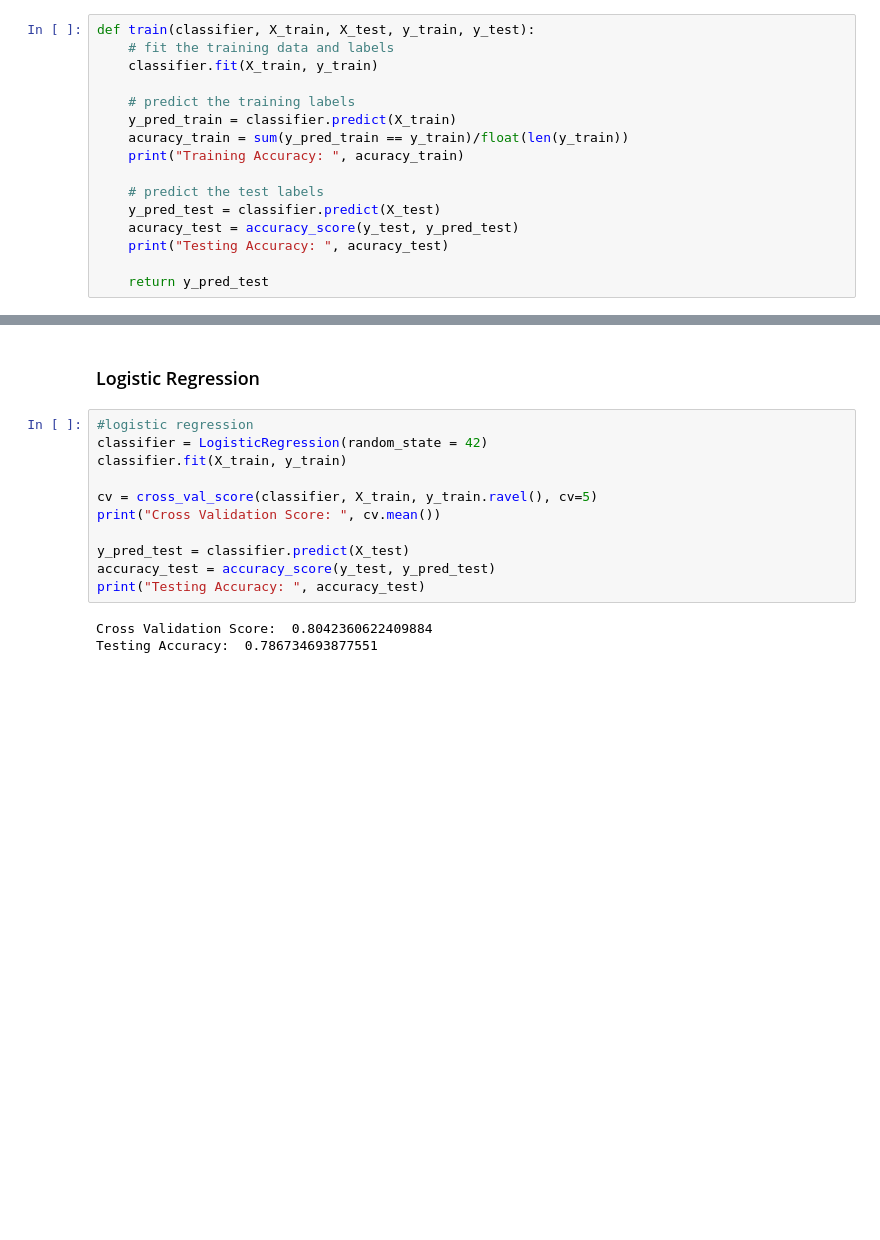
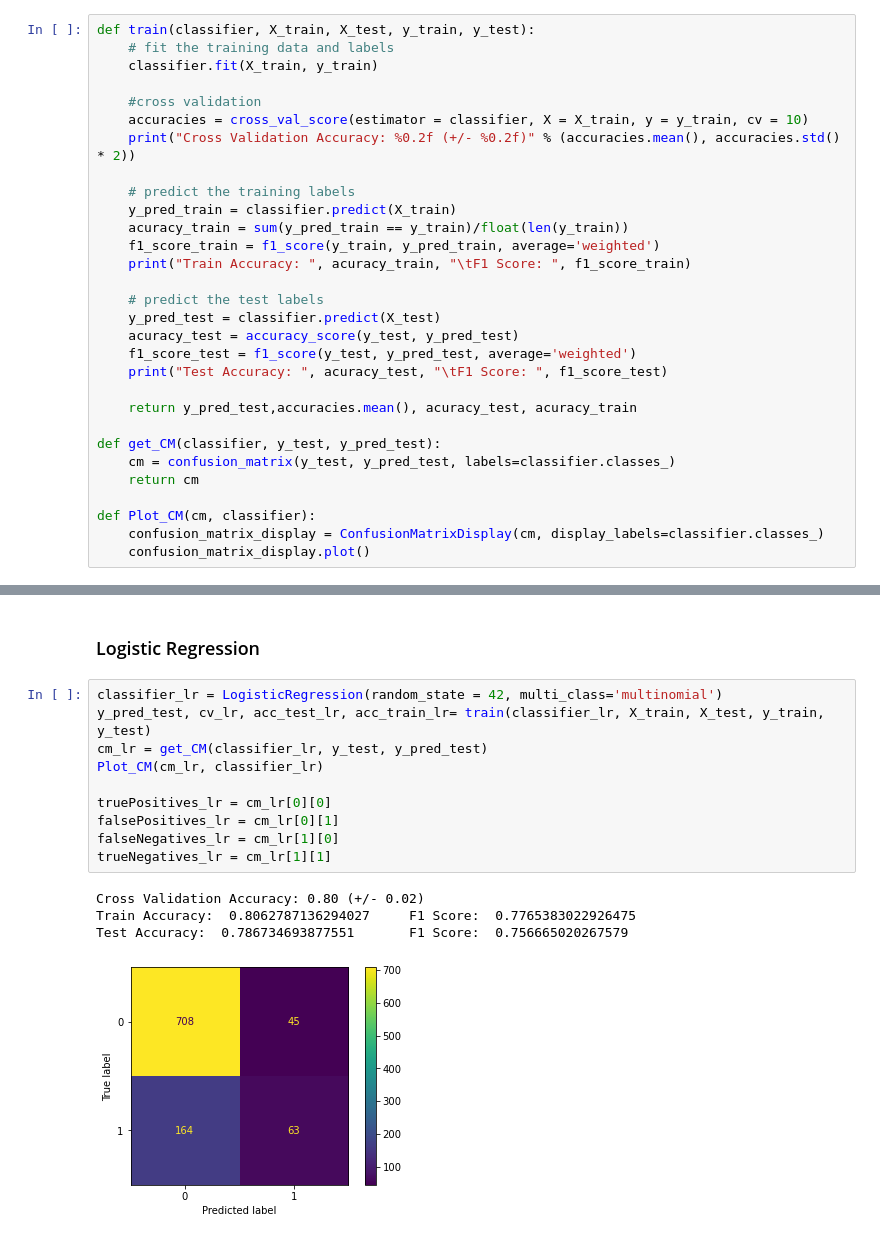
Before and after one commit to franciscomonteiro85/faa-wine-project, a Jupyter notebook: Wine_quality_project-2-classes.ipynb, the cells around one changed output, grey strips where cells are left out. Cells and saved outputs as stored; diff of their text form; blank space fills up the shorter version.

```diff
--- a/Wine_quality_project-2-classes.ipynb
+++ b/Wine_quality_project-2-classes.ipynb
@@ -305,32 +307,47 @@ def train(classifier, X_train, X_test, y_train, y_test):
     # fit the training data and labels
     classifier.fit(X_train, y_train)
 
+    #cross validation
+    accuracies = cross_val_score(estimator = classifier, X = X_train, y = y_train, cv = 10)
+    print("Cross Validation Accuracy: %0.2f (+/- %0.2f)" % (accuracies.mean(), accuracies.std() * 2))
+
     # predict the training labels
     y_pred_train = classifier.predict(X_train)
     acuracy_train = sum(y_pred_train == y_train)/float(len(y_train))
-    print("Training Accuracy: ", acuracy_train)
+    f1_score_train = f1_score(y_train, y_pred_train, average='weighted')
+    print("Train Accuracy: ", acuracy_train, "\tF1 Score: ", f1_score_train)
 
     # predict the test labels
     y_pred_test = classifier.predict(X_test)
     acuracy_test = accuracy_score(y_test, y_pred_test)
-    print("Testing Accuracy: ", acuracy_test)
+    f1_score_test = f1_score(y_test, y_pred_test, average='weighted')
+    print("Test Accuracy: ", acuracy_test, "\tF1 Score: ", f1_score_test)
 
-    return y_pred_test
+    return y_pred_test,accuracies.mean(), acuracy_test, acuracy_train
+
+def get_CM(classifier, y_test, y_pred_test):
+    cm = confusion_matrix(y_test, y_pred_test, labels=classifier.classes_)
+    return cm
+
+def Plot_CM(cm, classifier):
+    confusion_matrix_display = ConfusionMatrixDisplay(cm, display_labels=classifier.classes_)
+    confusion_matrix_display.plot()
 # %% [markdown]
 ## Classification Models
 # %% [markdown]
 ### Logistic Regression
 # %%
-#logistic regression
-classifier = LogisticRegression(random_state = 42)
-classifier.fit(X_train, y_train)
+classifier_lr = LogisticRegression(random_state = 42, multi_class='multinomial')
+y_pred_test, cv_lr, acc_test_lr, acc_train_lr= train(classifier_lr, X_train, X_test, y_train, y_test)
+cm_lr = get_CM(classifier_lr, y_test, y_pred_test)
+Plot_CM(cm_lr, classifier_lr)
 
-cv = cross_val_score(classifier, X_train, y_train.ravel(), cv=5)
-print("Cross Validation Score: ", cv.mean())
-
-y_pred_test = classifier.predict(X_test)
-accuracy_test = accuracy_score(y_test, y_pred_test)
-print("Testing Accuracy: ", accuracy_test)
+truePositives_lr = cm_lr[0][0]
+falsePositives_lr = cm_lr[0][1]
+falseNegatives_lr = cm_lr[1][0]
+trueNegatives_lr = cm_lr[1][1]
 # %% [output]
-Cross Validation Score:  0.8042360622409884
-Testing Accuracy:  0.786734693877551
+Cross Validation Accuracy: 0.80 (+/- 0.02)
+Train Accuracy:  0.8062787136294027     F1 Score:  0.7765383022926475
+Test Accuracy:  0.786734693877551       F1 Score:  0.756665020267579
+[figure, added]
```
Also changed, not shown: parts of 15 cells of this notebook.
